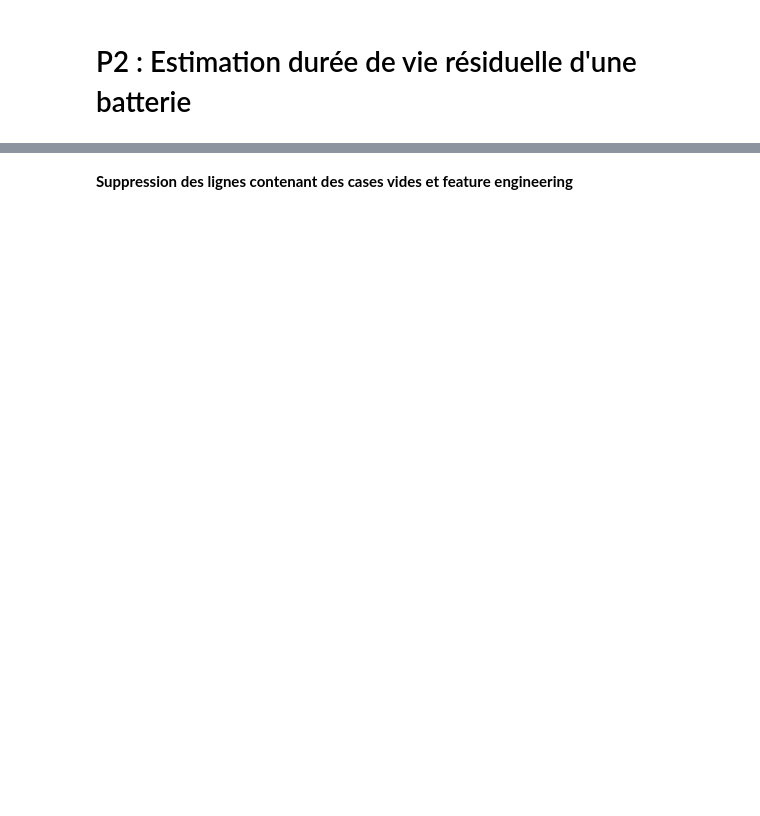
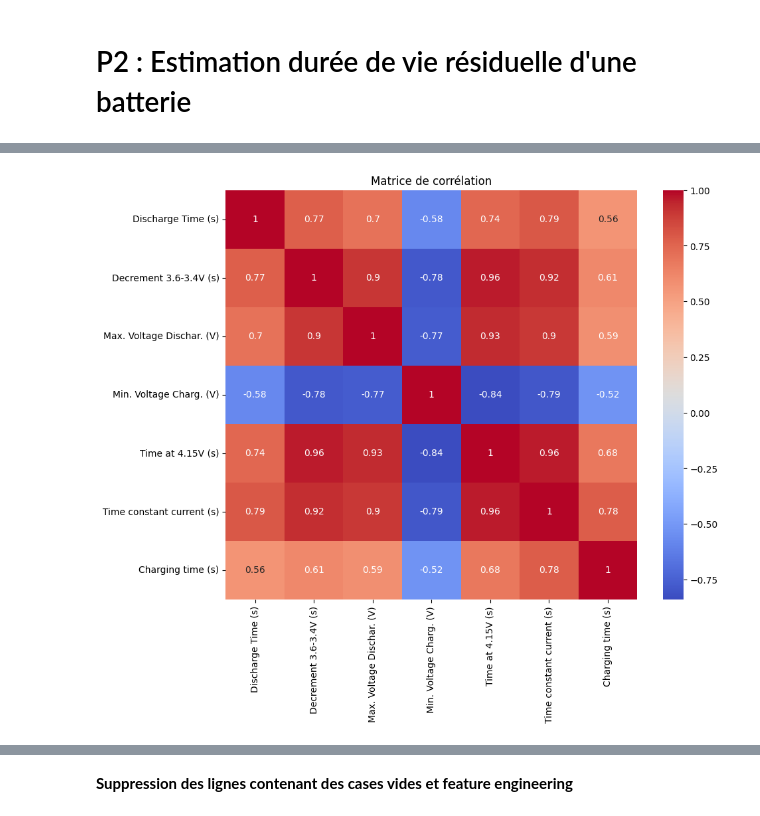
Before and after one commit to Yaalht/IA-Cellule, a Jupyter notebook: le_vrai_projet.ipynb, the cells around one changed output, grey strips where cells are left out. Saved outputs shown, nothing was run; the diff lists cells and outputs as text; code cells hidden in the pictures; blank space fills up the shorter version.

```diff
--- a/le_vrai_projet.ipynb
+++ b/le_vrai_projet.ipynb
@@ -56,0 +78,11 @@ Drive already mounted at /content/drive; to attempt to forcibly remount, call dr
+# %%
+f_subset = f.iloc[:, 1:8]
+
+corr_matrice = f_subset.corr()
+
+plt.figure(figsize=(10, 8))
+sns.heatmap(corr_matrice, annot=True, cmap='coolwarm')
+plt.title('Matrice de corrélation')
+plt.show()
+# %% [output]
+[figure, added]
```
Also changed, not shown: parts of 15 cells of this notebook.
